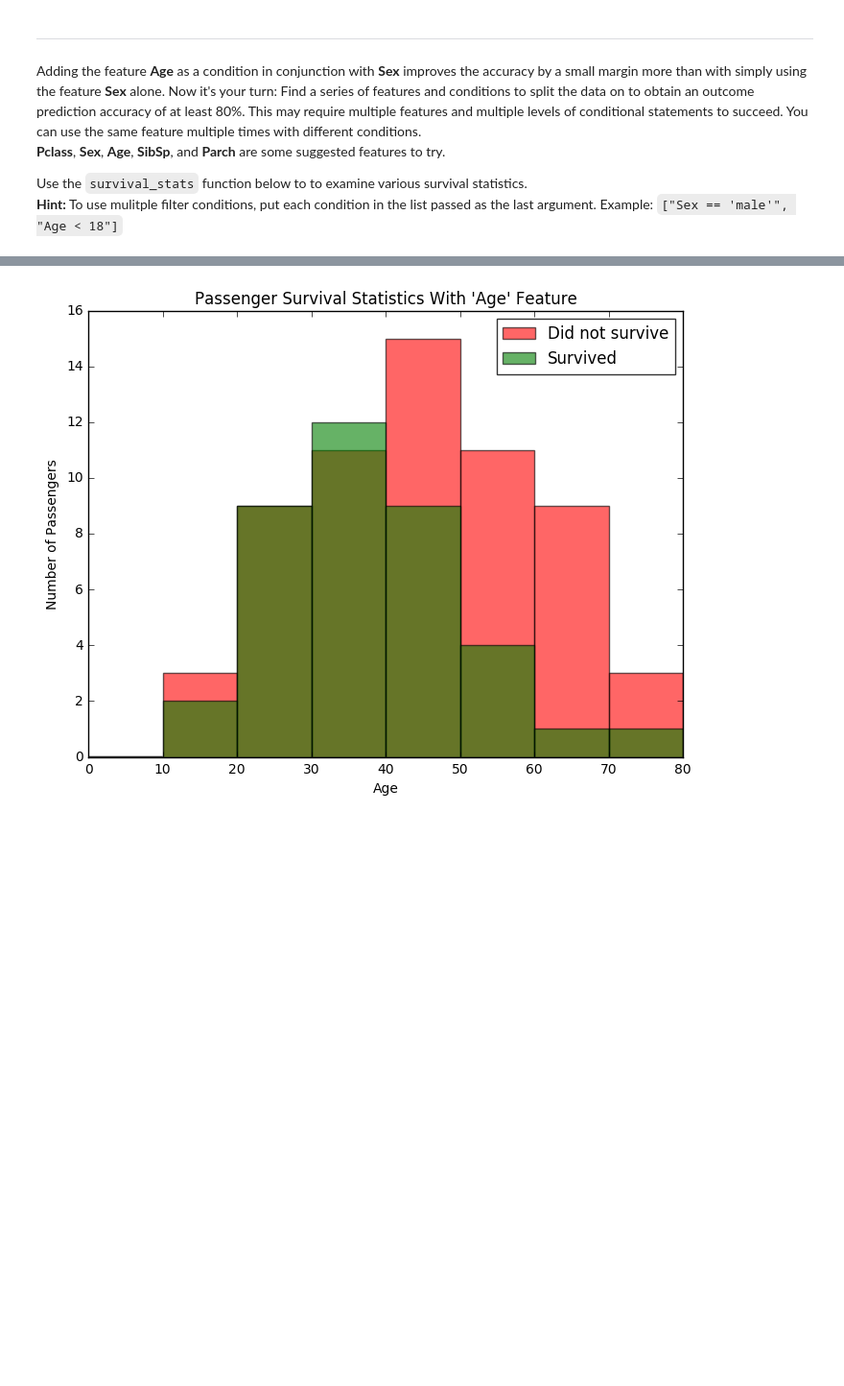
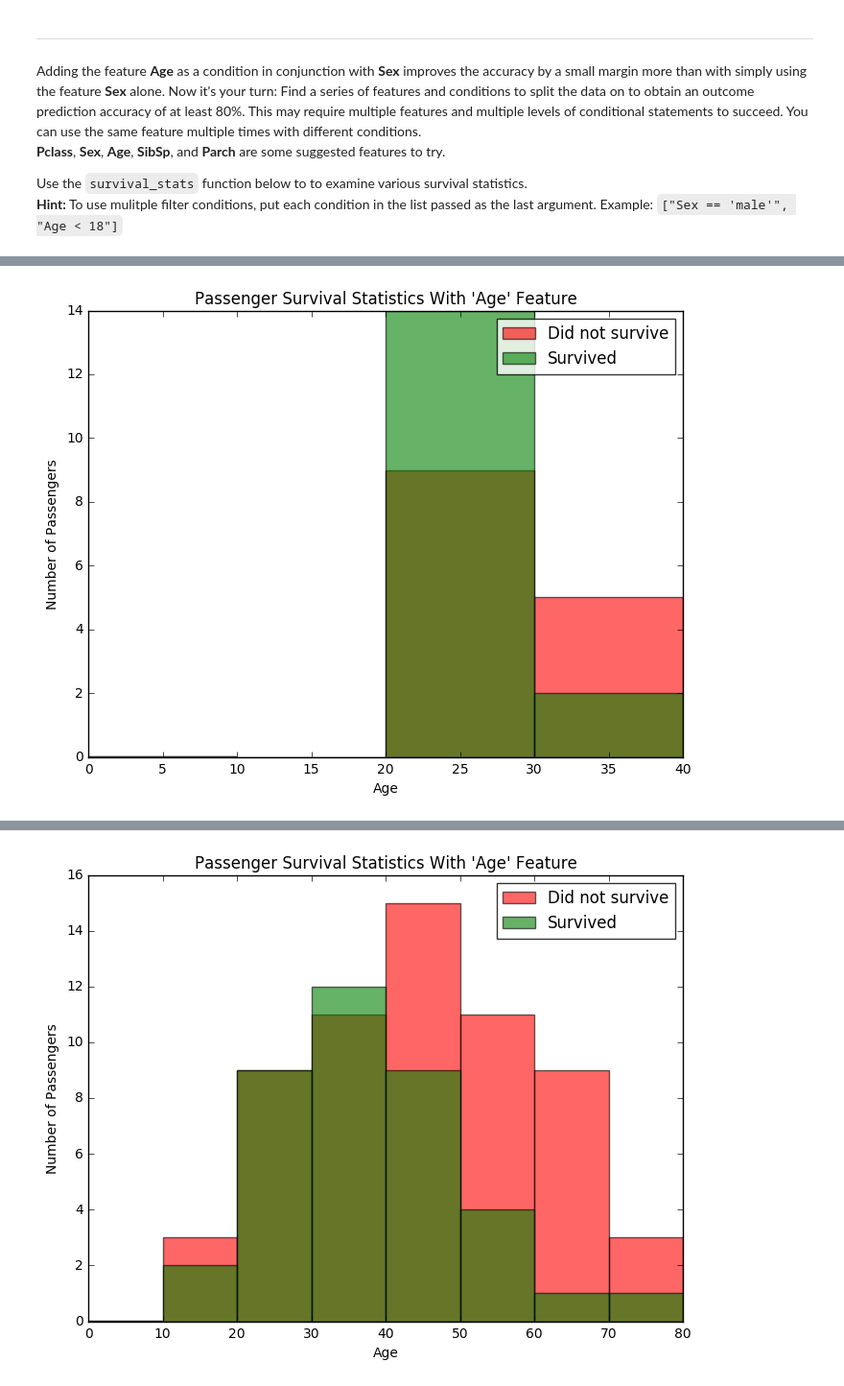
Before and after one commit to WangYuTum/MyUdacityML, a Jupyter notebook: projects/titanic_survival_exploration/titanic_survival_exploration.ipynb, the cells around one changed output, grey strips where cells are left out. Shown: that part at 96% size. Cells and saved outputs as stored; diff of their text form; code cells hidden in the pictures; blank space fills up the shorter version.

```diff
--- a/projects/titanic_survival_exploration/titanic_survival_exploration.ipynb
+++ b/projects/titanic_survival_exploration/titanic_survival_exploration.ipynb
@@ -218,0 +220,4 @@ Use the `survival_stats` function below to to examine various survival statistic
+# %%
+vs.survival_stats(data, outcomes, 'Age',["Sex == 'female'", "Pclass == 3", "Age >= 20", "Age < 40", "SibSp == 0"])
+# %% [output]
+[figure, added]
```
Also changed, not shown: parts of 8 cells of this notebook, 1 other file.
